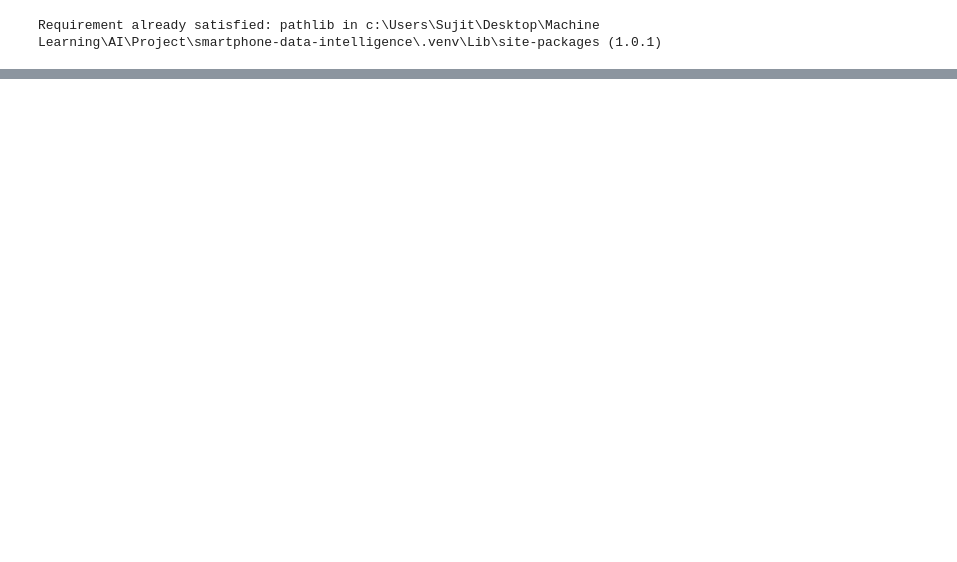
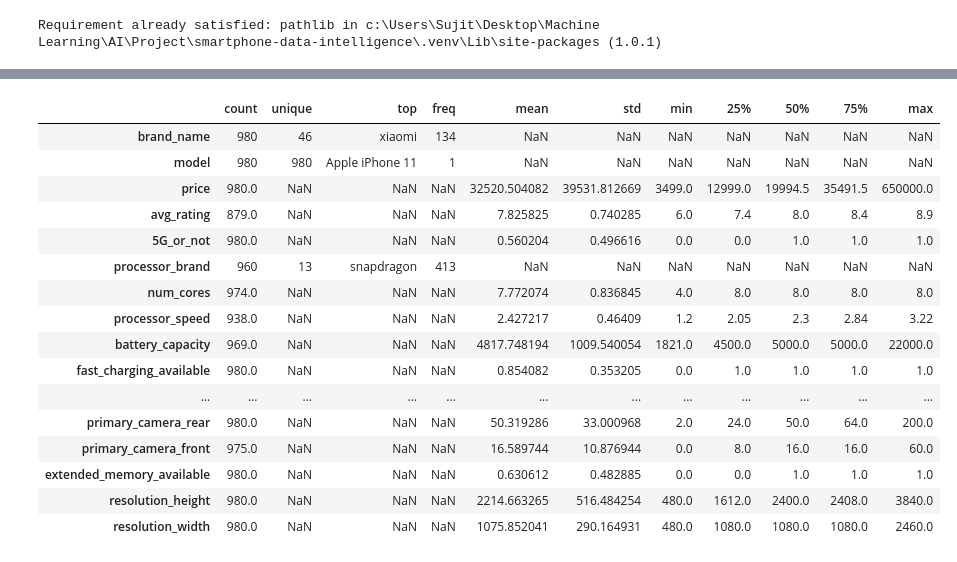
Before and after one commit to its-rana-here/smartphone-data-intelligence, a Jupyter notebook: notebooks/01_data_inspection.ipynb, the cells around one changed output, grey strips where cells are left out. Drawn from its saved outputs; the diff is of its cells as text; code cells hidden in the pictures; blank space fills up the shorter version.

```diff
--- a/notebooks/01_data_inspection.ipynb
+++ b/notebooks/01_data_inspection.ipynb
@@ -10,0 +16,11 @@ Requirement already satisfied: pathlib in c:\Users\Sujit\Desktop\Machine Learnin
+# %%
+project_dir = Path.cwd().parent
+
+if project_dir.name == "notebook":
+    project_dir = project_dir.parent
+
+file_path = project_dir / "data" / "raw" / "smartphones.csv"
+
+df = pd.read_csv(file_path)
+
+print("Data Load Successfully")
@@ -10,0 +59,20 @@ Requirement already satisfied: pathlib in c:\Users\Sujit\Desktop\Machine Learnin
+# %%
+df.describe(include = "all").T
+# %% [output]
+|  | count | unique | top | freq | mean | std | min | 25% | 50% | 75% | max |
+| brand_name | 980 | 46 | xiaomi | 134 | NaN | NaN | NaN | NaN | NaN | NaN | NaN |
+| model | 980 | 980 | Apple iPhone 11 | 1 | NaN | NaN | NaN | NaN | NaN | NaN | NaN |
+| price | 980.0 | NaN | NaN | NaN | 32520.504082 | 39531.812669 | 3499.0 | 12999.0 | 19994.5 | 35491.5 | 650000.0 |
+| avg_rating | 879.0 | NaN | NaN | NaN | 7.825825 | 0.740285 | 6.0 | 7.4 | 8.0 | 8.4 | 8.9 |
+| 5G_or_not | 980.0 | NaN | NaN | NaN | 0.560204 | 0.496616 | 0.0 | 0.0 | 1.0 | 1.0 | 1.0 |
+| processor_brand | 960 | 13 | snapdragon | 413 | NaN | NaN | NaN | NaN | NaN | NaN | NaN |
+| num_cores | 974.0 | NaN | NaN | NaN | 7.772074 | 0.836845 | 4.0 | 8.0 | 8.0 | 8.0 | 8.0 |
+| processor_speed | 938.0 | NaN | NaN | NaN | 2.427217 | 0.46409 | 1.2 | 2.05 | 2.3 | 2.84 | 3.22 |
+| battery_capacity | 969.0 | NaN | NaN | NaN | 4817.748194 | 1009.540054 | 1821.0 | 4500.0 | 5000.0 | 5000.0 | 22000.0 |
+| fast_charging_available | 980.0 | NaN | NaN | NaN | 0.854082 | 0.353205 | 0.0 | 1.0 | 1.0 | 1.0 | 1.0 |
+| ... | ... | ... | ... | ... | ... | ... | ... | ... | ... | ... | ... |
+| primary_camera_rear | 980.0 | NaN | NaN | NaN | 50.319286 | 33.000968 | 2.0 | 24.0 | 50.0 | 64.0 | 200.0 |
+| primary_camera_front | 975.0 | NaN | NaN | NaN | 16.589744 | 10.876944 | 0.0 | 8.0 | 16.0 | 16.0 | 60.0 |
+| extended_memory_available | 980.0 | NaN | NaN | NaN | 0.630612 | 0.482885 | 0.0 | 0.0 | 1.0 | 1.0 | 1.0 |
+| resolution_height | 980.0 | NaN | NaN | NaN | 2214.663265 | 516.484254 | 480.0 | 1612.0 | 2400.0 | 2408.0 | 3840.0 |
+| resolution_width | 980.0 | NaN | NaN | NaN | 1075.852041 | 290.164931 | 480.0 | 1080.0 | 1080.0 | 1080.0 | 2460.0 |
```
Also changed, not shown: parts of 26 cells of this notebook, 12 other files.
